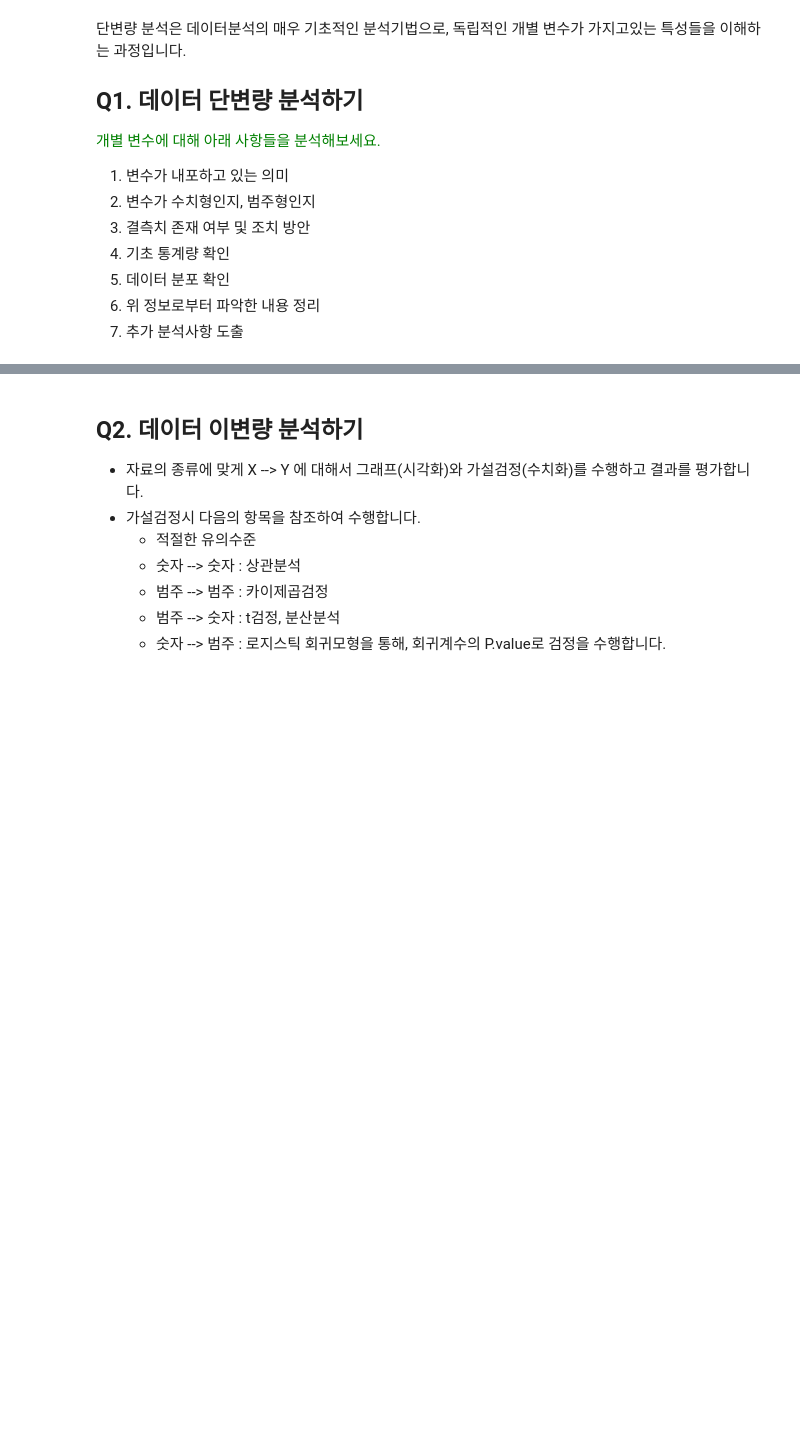
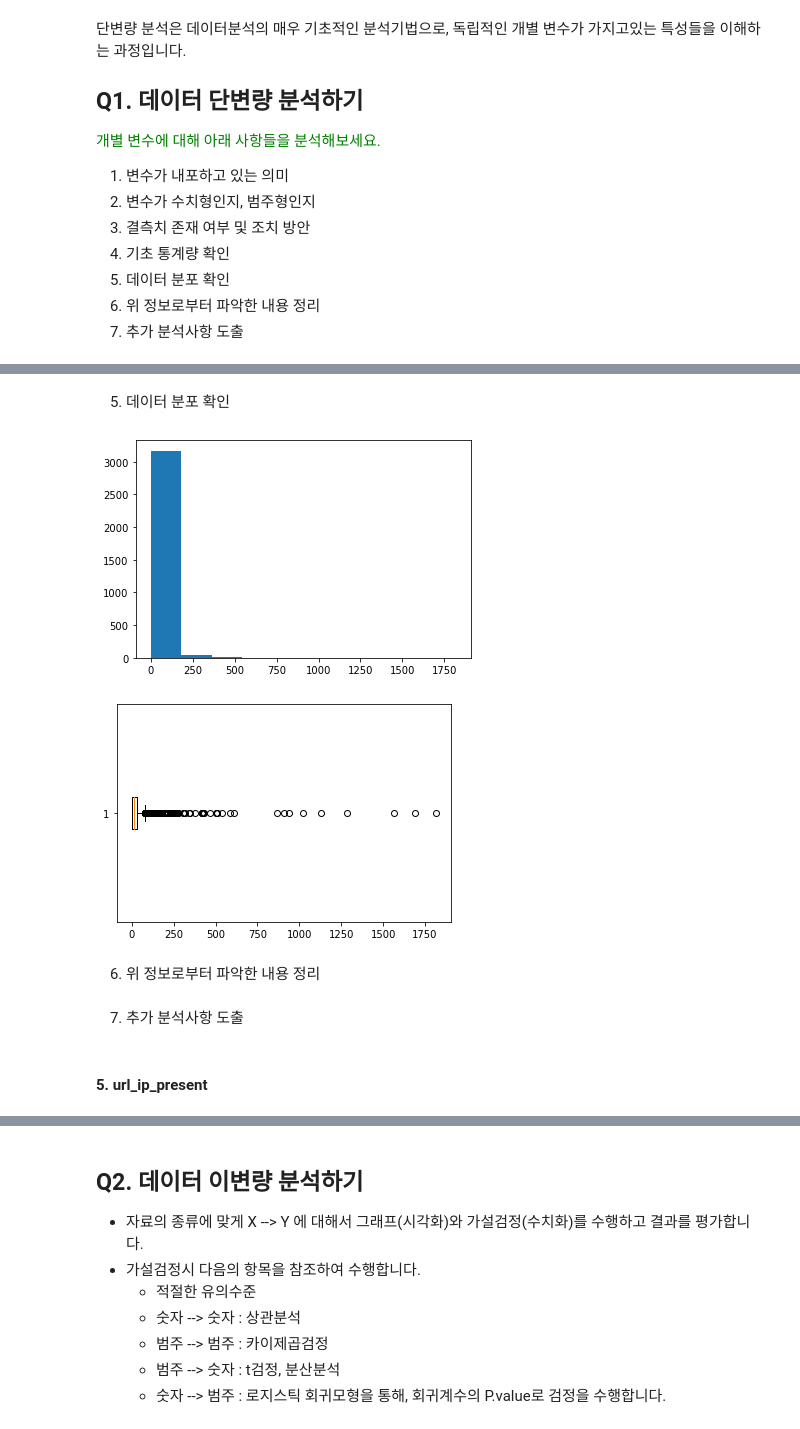
Before and after one commit to yeonsu98/MiniProject, a Jupyter notebook: 악성사이트탐지모델링/악성사이트 실습파일/2. 데이터 전처리.ipynb, the cells around one changed output, grey strips where cells are left out. Saved outputs shown, nothing was run; the diff lists cells and outputs as text; code cells hidden in the pictures; blank space fills up the shorter version.

```diff
--- a/악성사이트탐지모델링/악성사이트 실습파일/2. 데이터 전처리.ipynb
+++ b/악성사이트탐지모델링/악성사이트 실습파일/2. 데이터 전처리.ipynb
@@ -69,0 +264,2 @@
+# %%
+feature = 'url_path_len'
@@ -69,0 +308,9 @@
+# %% [markdown]
+5) 데이터 분포 확인
+# %%
+plot_show(feature)
+# %% [output]
+[figure, added]
+[figure, added]
+# %% [markdown]
+6) 위 정보로부터 파악한 내용 정리
@@ -69,0 +319,4 @@
+# %% [markdown]
+7) 추가 분석사항 도출
+# %% [markdown]
+#### 5. url_ip_present
```
Also changed, not shown: parts of 195 cells of this notebook, 1 other file.
